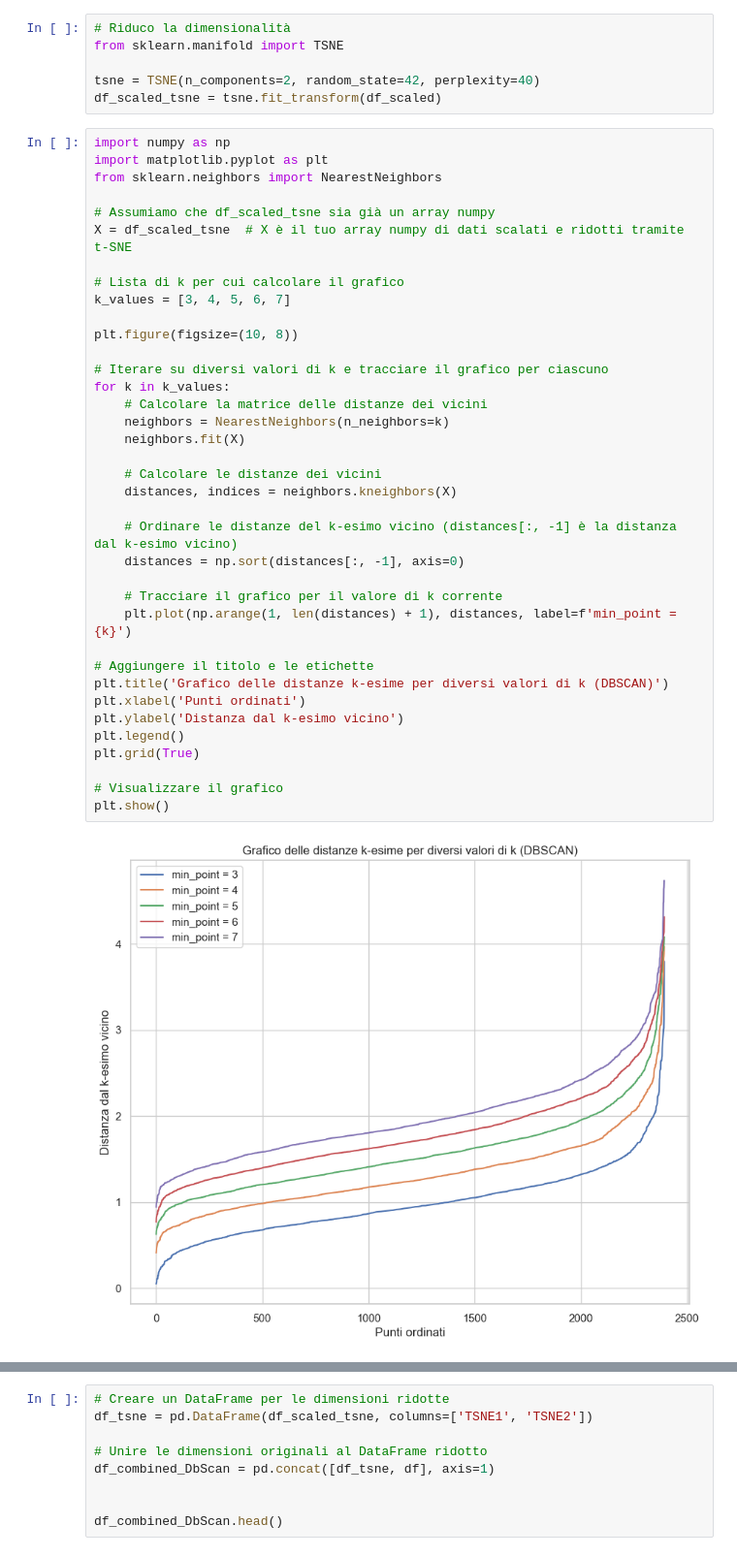
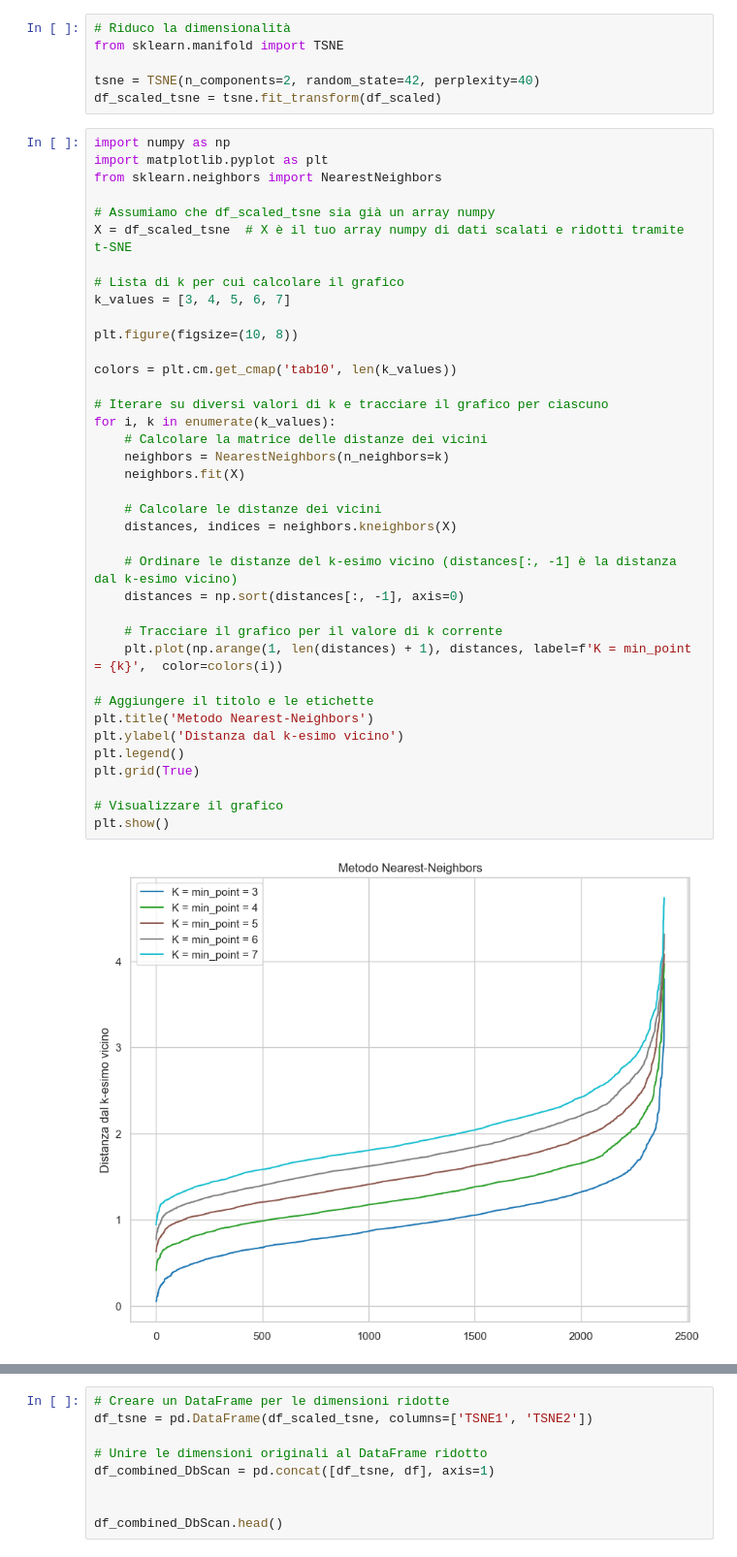
Before and after one commit to Giansimone-Coccia/Student_Performance_Analysis, a Jupyter notebook: Clusterizzazione.ipynb, the cells around one changed output, grey strips where cells are left out. Shown at 97% size. Drawn from its saved outputs; the diff is of its cells as text.

```diff
--- a/Clusterizzazione.ipynb
+++ b/Clusterizzazione.ipynb
@@ -406,38 +406,39 @@ from sklearn.neighbors import NearestNeighbors
 
 # Assumiamo che df_scaled_tsne sia già un array numpy
 X = df_scaled_tsne  # X è il tuo array numpy di dati scalati e ridotti tramite t-SNE
 
 # Lista di k per cui calcolare il grafico
 k_values = [3, 4, 5, 6, 7]
 
 plt.figure(figsize=(10, 8))
 
+colors = plt.cm.get_cmap('tab10', len(k_values))
+
 # Iterare su diversi valori di k e tracciare il grafico per ciascuno
-for k in k_values:
+for i, k in enumerate(k_values):
     # Calcolare la matrice delle distanze dei vicini
     neighbors = NearestNeighbors(n_neighbors=k)
     neighbors.fit(X)
 
     # Calcolare le distanze dei vicini
     distances, indices = neighbors.kneighbors(X)
 
     # Ordinare le distanze del k-esimo vicino (distances[:, -1] è la distanza dal k-esimo vicino)
     distances = np.sort(distances[:, -1], axis=0)
 
     # Tracciare il grafico per il valore di k corrente
-    plt.plot(np.arange(1, len(distances) + 1), distances, label=f'min_point = {k}')
+    plt.plot(np.arange(1, len(distances) + 1), distances, label=f'K = min_point = {k}',  color=colors(i))
 
 # Aggiungere il titolo e le etichette
-plt.title('Grafico delle distanze k-esime per diversi valori di k (DBSCAN)')
-plt.xlabel('Punti ordinati')
+plt.title('Metodo Nearest-Neighbors')
 plt.ylabel('Distanza dal k-esimo vicino')
 plt.legend()
 plt.grid(True)
 
 # Visualizzare il grafico
 plt.show()
 # %% [output]
-[figure, old version]
+[figure, new version]
 # %%
 # Addestriamo il modello DBSCAN con l'eps trovato
 from sklearn.cluster import DBSCAN
```
Also changed, not shown: parts of 13 cells of this notebook, 1 other file.
